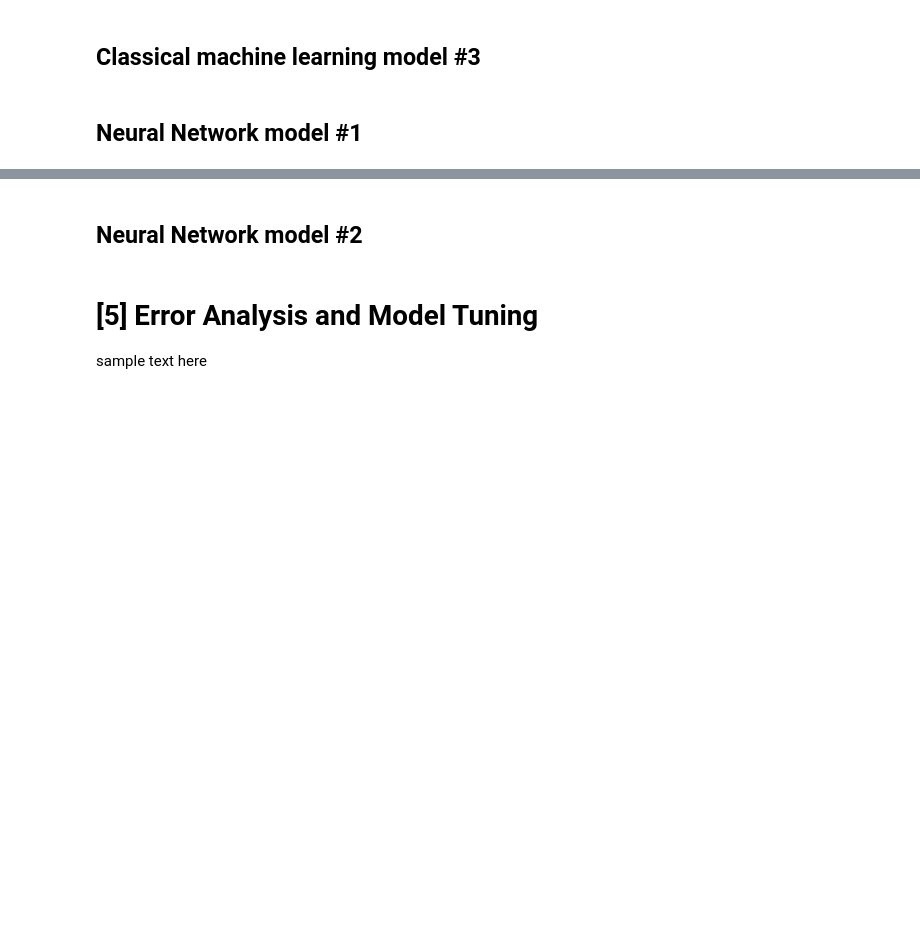
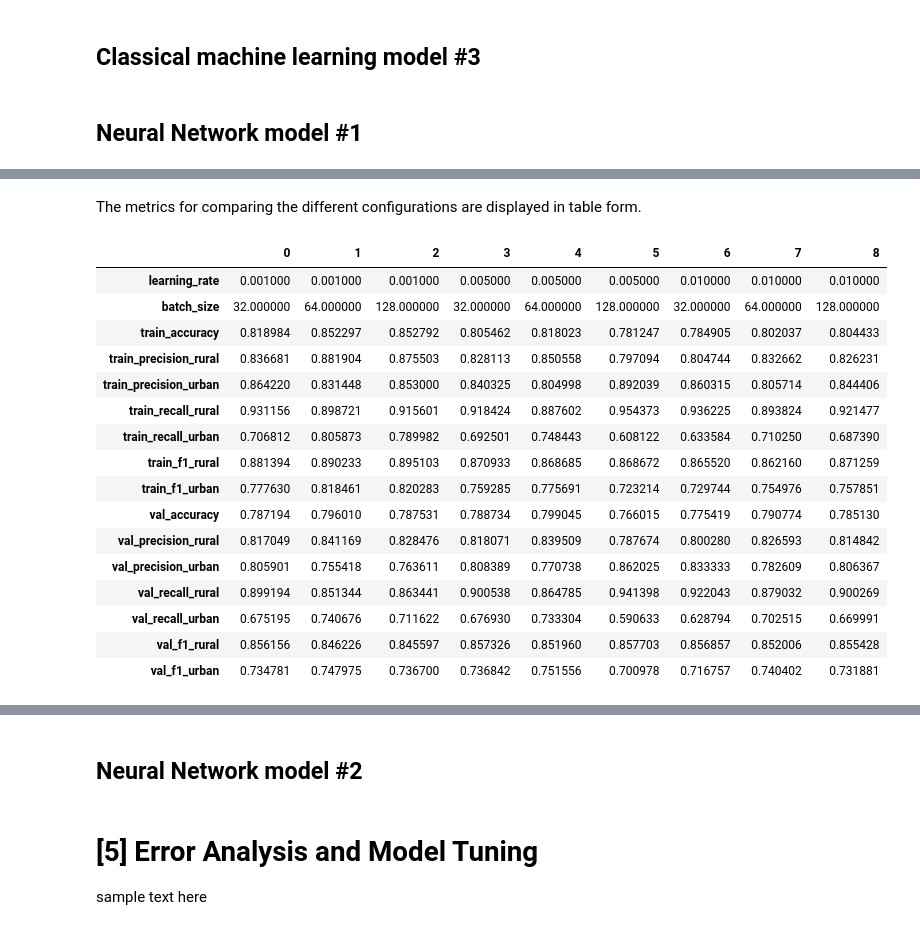
Before and after one commit to NebulaRojo9/STINTSY-MCO, a Jupyter notebook: Group2_nb.ipynb, the cells around one changed output, grey strips where cells are left out. Cells and saved outputs as stored; diff of their text form; code cells hidden in the pictures; blank space fills up the shorter version.

```diff
--- a/Group2_nb.ipynb
+++ b/Group2_nb.ipynb
@@ -933,0 +1289,46 @@ print(results_df.to_string(index=False))
+# %% [markdown]
+The metrics for comparing the different configurations are displayed in table form.
+# %%
+# compare
+results_flat = []
+for r in results:
+    flat_r = {
+        "learning_rate": r["learning_rate"],
+        "batch_size": r["batch_size"],
+        "train_accuracy": r["train_accuracy"],
+        "train_precision_rural": r["train_precision_class 0"],
+        "train_precision_urban": r["train_precision_class 1"],
+        "train_recall_rural": r["train_recall_class 0"],
+        "train_recall_urban": r["train_recall_class 1"],
+        "train_f1_rural": r["train_f1_class 0"],
+        "train_f1_urban": r["train_f1_class 1"],
+        "val_accuracy": r["val_accuracy"],
+        "val_precision_rural": r["val_precision_class 0"],
+        "val_precision_urban": r["val_precision_class 1"],
+        "val_recall_rural": r["val_recall_class 0"],
+        "val_recall_urban": r["val_recall_class 1"],
+        "val_f1_rural": r["val_f1_class 0"],
+        "val_f1_urban": r["val_f1_class 1"]
+    }
+    results_flat.append(flat_r)
+
+results_df = pd.DataFrame(results_flat)
+results_df.T
+# %% [output]
+|  | 0 | 1 | 2 | 3 | 4 | 5 | 6 | 7 | 8 |
+| learning_rate | 0.001000 | 0.001000 | 0.001000 | 0.005000 | 0.005000 | 0.005000 | 0.010000 | 0.010000 | 0.010000 |
+| batch_size | 32.000000 | 64.000000 | 128.000000 | 32.000000 | 64.000000 | 128.000000 | 32.000000 | 64.000000 | 128.000000 |
+| train_accuracy | 0.818984 | 0.852297 | 0.852792 | 0.805462 | 0.818023 | 0.781247 | 0.784905 | 0.802037 | 0.804433 |
+| train_precision_rural | 0.836681 | 0.881904 | 0.875503 | 0.828113 | 0.850558 | 0.797094 | 0.804744 | 0.832662 | 0.826231 |
+| train_precision_urban | 0.864220 | 0.831448 | 0.853000 | 0.840325 | 0.804998 | 0.892039 | 0.860315 | 0.805714 | 0.844406 |
+| train_recall_rural | 0.931156 | 0.898721 | 0.915601 | 0.918424 | 0.887602 | 0.954373 | 0.936225 | 0.893824 | 0.921477 |
+| train_recall_urban | 0.706812 | 0.805873 | 0.789982 | 0.692501 | 0.748443 | 0.608122 | 0.633584 | 0.710250 | 0.687390 |
+| train_f1_rural | 0.881394 | 0.890233 | 0.895103 | 0.870933 | 0.868685 | 0.868672 | 0.865520 | 0.862160 | 0.871259 |
+| train_f1_urban | 0.777630 | 0.818461 | 0.820283 | 0.759285 | 0.775691 | 0.723214 | 0.729744 | 0.754976 | 0.757851 |
+| val_accuracy | 0.787194 | 0.796010 | 0.787531 | 0.788734 | 0.799045 | 0.766015 | 0.775419 | 0.790774 | 0.785130 |
+| val_precision_rural | 0.817049 | 0.841169 | 0.828476 | 0.818071 | 0.839509 | 0.787674 | 0.800280 | 0.826593 | 0.814842 |
+| val_precision_urban | 0.805901 | 0.755418 | 0.763611 | 0.808389 | 0.770738 | 0.862025 | 0.833333 | 0.782609 | 0.806367 |
+| val_recall_rural | 0.899194 | 0.851344 | 0.863441 | 0.900538 | 0.864785 | 0.941398 | 0.922043 | 0.879032 | 0.900269 |
+| val_recall_urban | 0.675195 | 0.740676 | 0.711622 | 0.676930 | 0.733304 | 0.590633 | 0.628794 | 0.702515 | 0.669991 |
+| val_f1_rural | 0.856156 | 0.846226 | 0.845597 | 0.857326 | 0.851960 | 0.857703 | 0.856857 | 0.852006 | 0.855428 |
+| val_f1_urban | 0.734781 | 0.747975 | 0.736700 | 0.736842 | 0.751556 | 0.700978 | 0.716757 | 0.740402 | 0.731881 |
```
Also changed, not shown: parts of 35 cells of this notebook, 1 other file.
